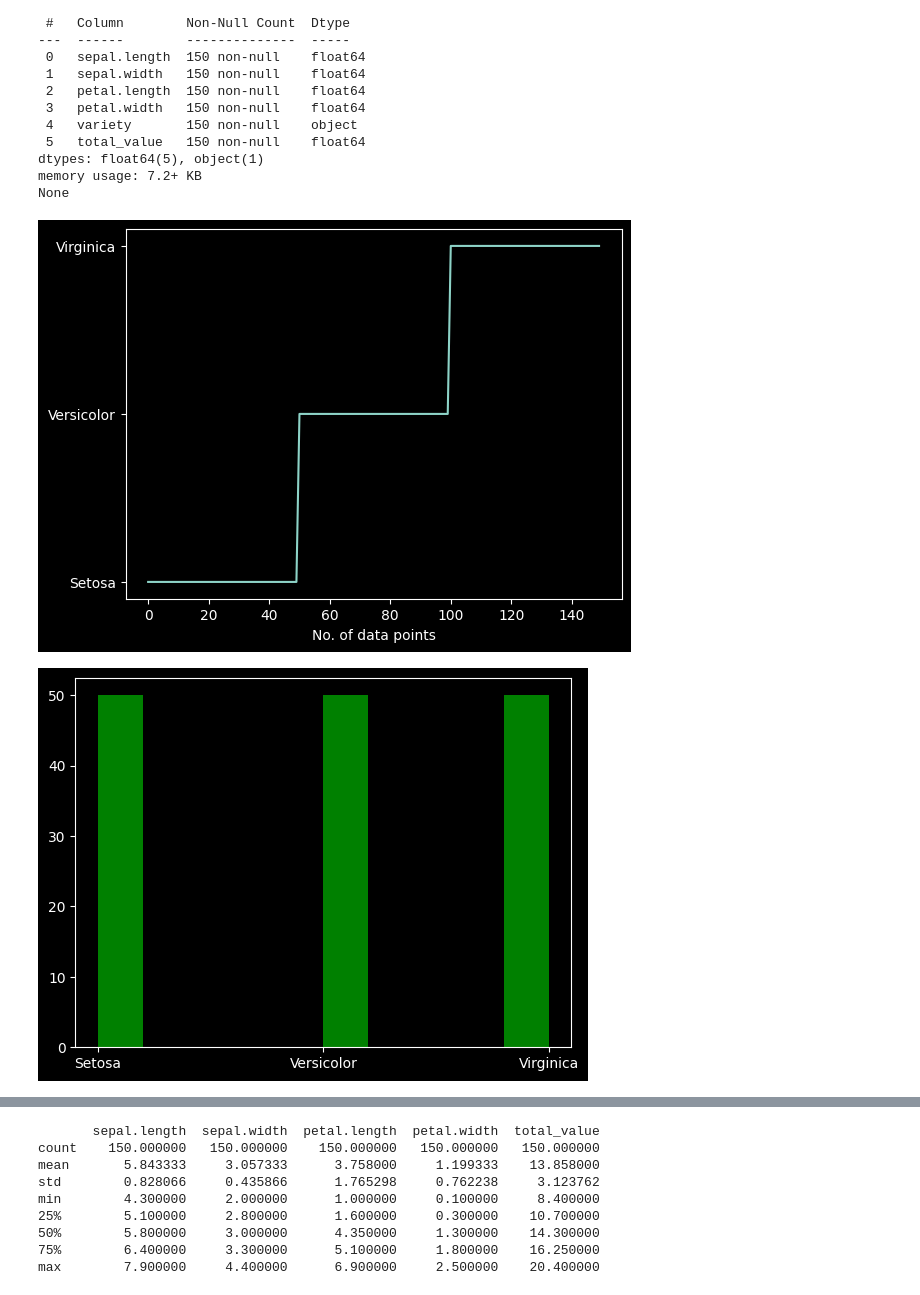
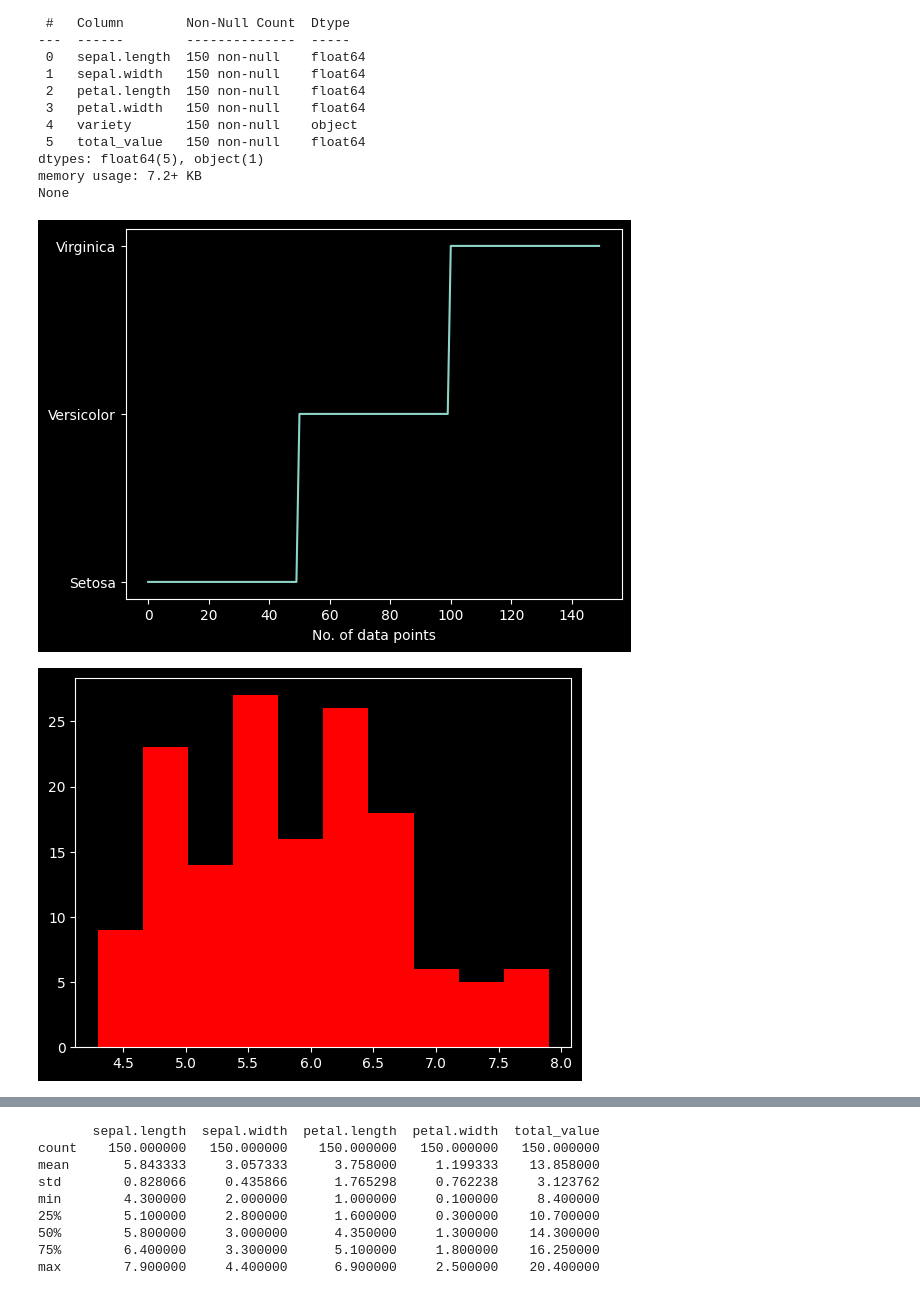
Before and after one commit to AmitavaDatta2004/PYTHON-II-LAB--PCCAIML492-, a Jupyter notebook: Assignment_4/solution.ipynb, the cells around one changed output, grey strips where cells are left out. Drawn from its saved outputs; the diff is of its cells as text; code cells hidden in the pictures.

```diff
--- a/Assignment_4/solution.ipynb
+++ b/Assignment_4/solution.ipynb
@@ -53,10 +53,13 @@ None
 # %%
 plt.plot(iris['variety'])
 plt.xlabel('No. of data points')
 plt.show()
 
+plt.hist(iris['sepal.length'],color='red')
+plt.show()
+
 plt.hist(iris['variety'], color='green')
 plt.show()
 # %% [output]
 [figure]
-[figure, old version]
+[figure, new version]
```
Also changed, not shown: parts of 1 cell of this notebook, 4 other files.
